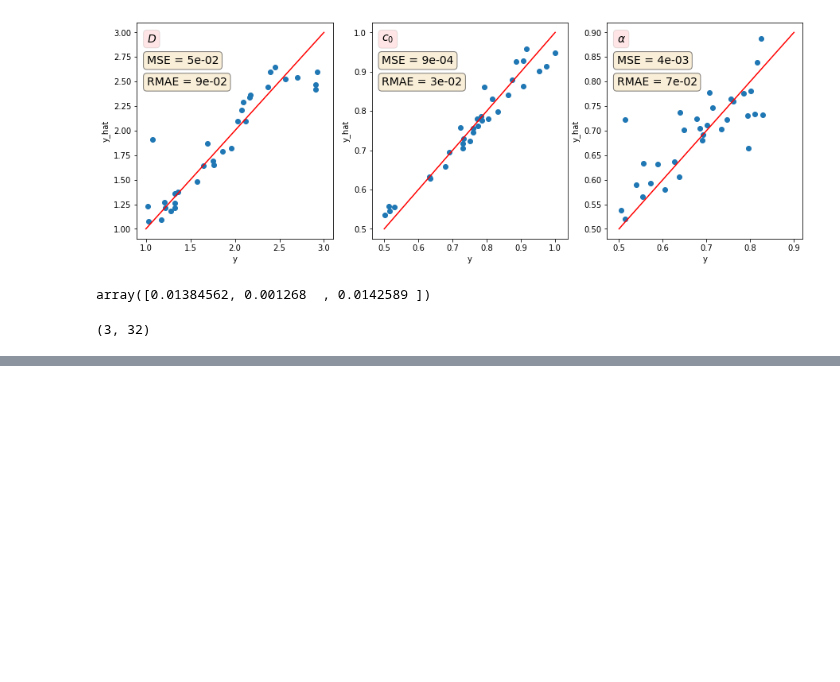
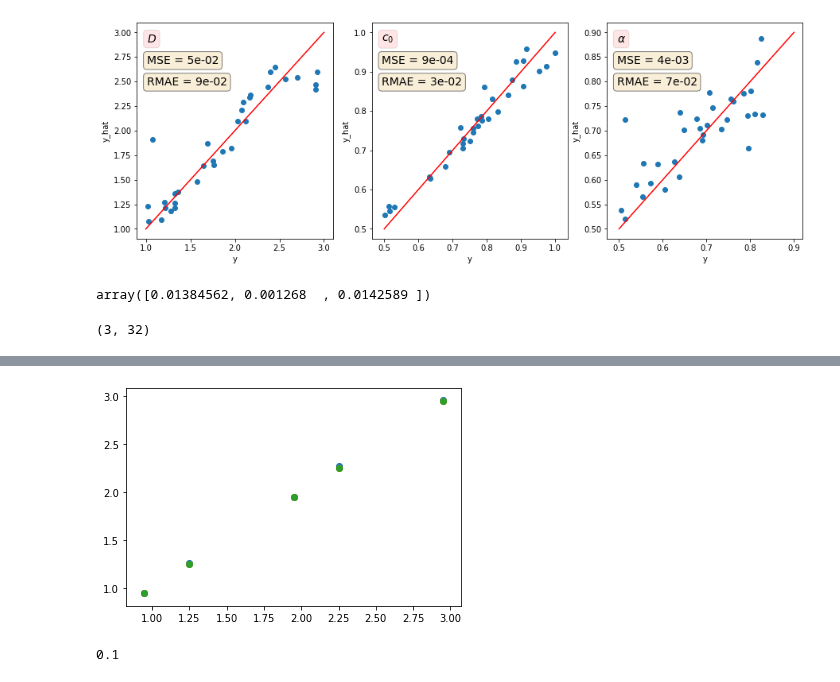
Before and after one commit to waahlstrand/frap, a Jupyter notebook: notebooks/Results.ipynb, the cells around one changed output, grey strips where cells are left out. Drawn from its saved outputs; the diff is of its cells as text; code cells hidden in the pictures; blank space fills up the shorter version.

```diff
--- a/notebooks/Results.ipynb
+++ b/notebooks/Results.ipynb
@@ -146,0 +461,15 @@ plt.imshow(Xnew[0,10,:,:])
+# %%
+
+cond = df[(np.around(df["a"], 3) ==  0.001) & (df["alpha"]==0.5)]
+plt.scatter(cond["D"], cond["D_nn_mean"])
+plt.scatter(cond["D"], cond["D_rc_mean"])
+plt.scatter(cond["D"], cond["D_px_mean"])
+
+#plt.errorbar(cond["D"], cond["D_nn_mean"], yerr=cond["D_nn_std"], xerr=None, ls='none')
+plt.show()
+# %% [output]
+[figure, added]
+# %%
+np.around(df["a"], 3)
+# %% [output]
+0.1
```
Also changed, not shown: parts of 29 cells of this notebook, 4 other files.
